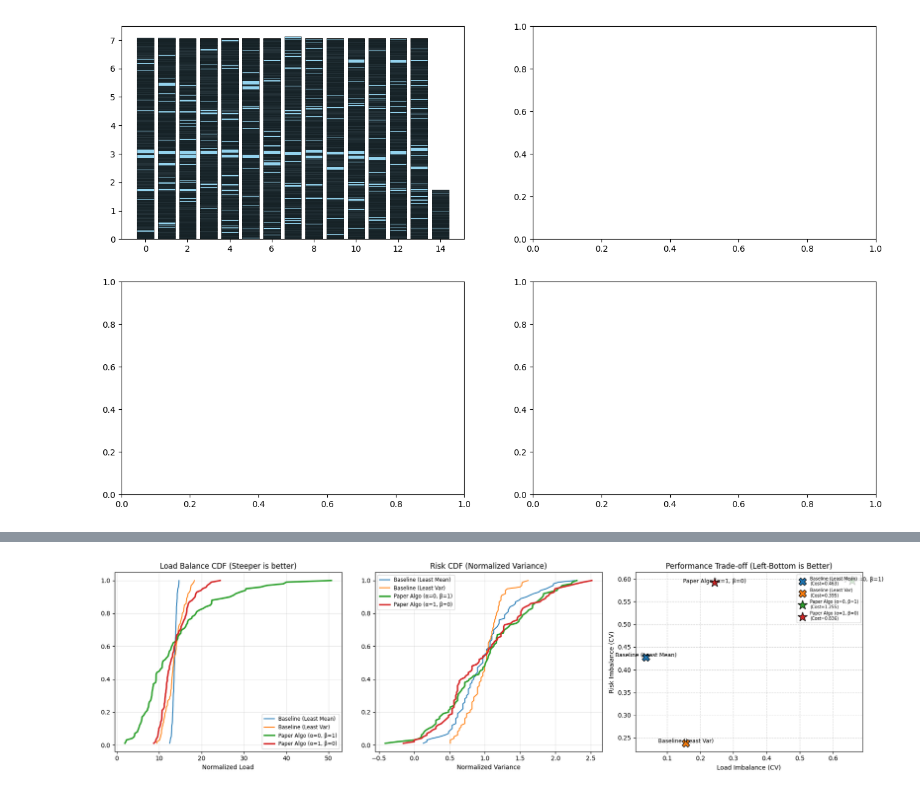
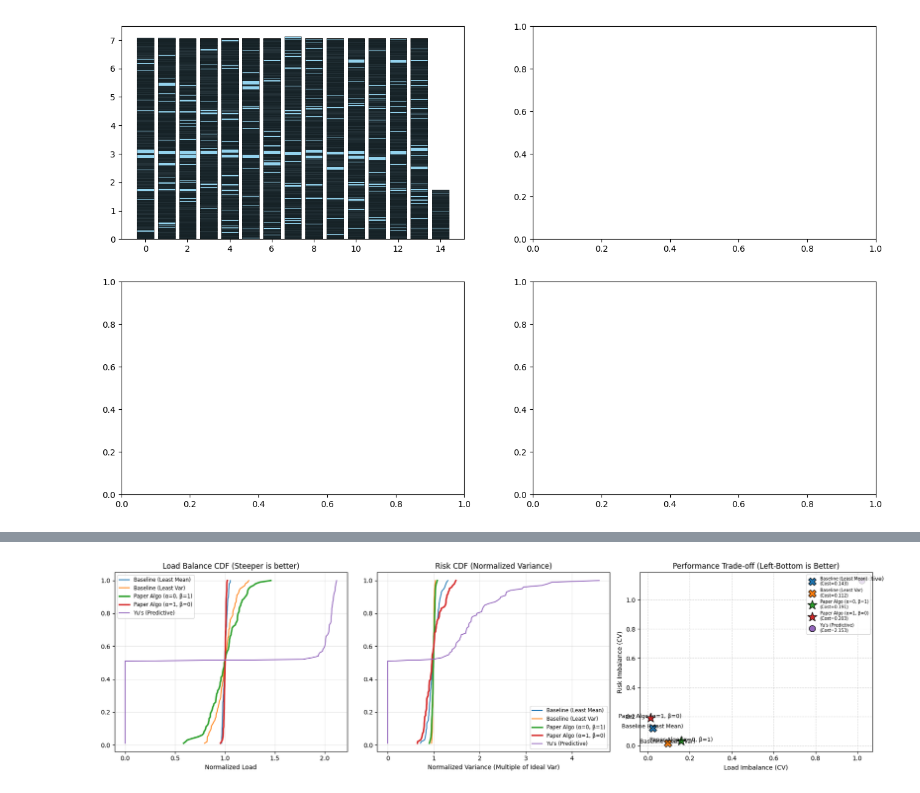
Before and after one commit to ne6131089/colab, a Jupyter notebook: Untitled8.ipynb, the cells around one changed output, grey strips where cells are left out. Cells and saved outputs as stored; diff of their text form; code cells hidden in the pictures.

```diff
--- a/Untitled8.ipynb
+++ b/Untitled8.ipynb
@@ -4708,7 +4708,9 @@ KeyboardInterrupt:
 import random
 import time
 import numpy as np
+import pandas as pd
 import matplotlib.pyplot as plt
+import math
 
 # --- GPU 加速檢查 (用於 MC 驗證) ---
 try:
@@ -4769,6 +4771,8 @@ class Simulator:
         # 論文演算法參數
         self.alpha = kwargs.get('alpha', 1.0)
         self.beta = kwargs.get('beta', 1.0)
+        self.yu_capacity_multiplier = kwargs.get('yu_capacity_multiplier', 2.4)
+        self.yu_prob_threshold = kwargs.get('yu_prob_threshold', 0.95)
 
     def _run_paper_migration(self):
         """實作論文：初始隨機放置 + 去中心化多回合任務轉移"""
@@ -4821,6 +4825,46 @@ class Simulator:
         assignment_map.sort(key=lambda x: x[0])
         return assignment_map
 
+    # --- 新增：Yu's 預測型演算法 (適應為 Online Dispatch) ---
+    def _dispatch_yu(self, task):
+        # 1. 預先計算全系統的極限容量 C (僅在第一次呼叫時計算)
+        if not hasattr(self, 'capacity_limit'):
+            total_expected_load = sum(t.mean_time for t in self.tasks)
+            self.A_mu = total_expected_load / self.num_machines
+            # 使用自定義的參數倍數 (預設 2.4)
+            self.capacity_limit = self.yu_capacity_multiplier * self.A_mu
+
+        task_mu = task.mean_time
+        task_var = task.var_time
+
+        best_m = None
+        best_prob = float('inf')
+
+        # 2. 尋找放入任務後，超載機率 (P(X > Capacity)) 最小的機器
+        for m in self.machines:
+            new_mu = m.sum_mean_time + task_mu
+            new_var = m.sum_var_time + task_var
+            new_std = new_var ** 0.5 if new_var > 0 else 1e-9
+
+            # 計算標準化分數 Z-score
+            z = (self.capacity_limit - new_mu) / new_std
+
+            # 轉換為突破容量上限的實際機率 P(X > C)
+            # 使用 math.erf (誤差函數) 來計算常態分佈的右尾機率 (Survival Function)
+            prob_exceed = 0.5 * (1.0 - math.erf(z / 1.41421356237))
+
+            if prob_exceed < best_prob:
+                best_prob = prob_exceed
+                best_m = m
+
+        # (選配) 使用 95% 閾值作為預警：
+        # 如果連最好的機器，其超載機率都已經突破了使用者設定的閾值 (例如 0.95)，
+        # 代表叢集資源極度緊繃，此時 Yu's 演算法在真實系統中會強制拒絕或發出嚴重警告。
+        if best_prob > self.yu_prob_threshold and not hasattr(self, 'warned_hotspot'):
+            print(f"\n[Yu's 預警] 系統已飽和！最佳目標機器的超載機率 ({best_prob:.1%}) 已突破設定的熱點閾值 ({self.yu_prob_threshold:.1%})")
+            self.warned_hotspot = True
+
+        return best_m
     def run(self):
         if self.strategy == 'paper_migration':
             return self._run_paper_migration()
@@ -4831,6 +4875,8 @@ class Simulator:
                 best_m = min(self.machines, key=lambda m: m.sum_mean_time)
             elif self.strategy == 'least_var':
                 best_m = min(self.machines, key=lambda m: m.sum_var_time)
+            elif self.strategy == 'yu':
+                best_m = self._dispatch_yu(task)
             else:
                 best_m = min(self.machines, key=lambda m: m.sum_mean_time)
 
@@ -4905,7 +4951,7 @@ def run_evaluation_comparison(mean_times, var_times, strategies_config, num_mach
 
     return results
 
-def plot_cdf_and_scatter(results, mean_times, num_machines):
+def plot_cdf_and_scatter(results, mean_times, var_times, num_machines):
     fig, axes = plt.subplots(1, 3, figsize=(18, 5))
 
     # 1. Load CDF
@@ -4925,19 +4971,23 @@ def plot_cdf_and_scatter(results, mean_times, num_machines):
 
     # 2. Risk CDF
     ax = axes[1]
-    base_ref_key = 'Baseline (Least Mean)'
-    if base_ref_key not in results: base_ref_key = list(results.keys())[0]
-    base_var_val = np.mean(results[base_ref_key]['var_loads'])
+    # --- 修改部分開始 ---
+    # 計算全系統如果完美分攤變異數時，每台機器應有的理想基準
+    base_var = sum(var_times) / num_machines
 
     for name in sorted_keys:
         data = results[name]
-        denominator = base_var_val if base_var_val > 0 else 1.0
+        # 避免除以 0 的保護機制
+        denominator = base_var if base_var > 0 else 1.0
+        # 這裡將變異數除以完美的理想變異數基準 base_var
         norm = np.sort(data['var_loads']) / denominator
         y = np.arange(1, len(norm)+1) / len(norm)
         lw = 2.5 if 'Paper' in name else 1.5
         ax.plot(norm, y, label=name, lw=lw)
+    # --- 修改部分結束 ---
+
     ax.set_title('Risk CDF (Normalized Variance)')
-    ax.set_xlabel('Normalized Variance')
+    ax.set_xlabel('Normalized Variance (Multiple of Ideal Var)')
     ax.legend(fontsize='small')
     ax.grid(True, alpha=0.3)
 
@@ -4954,7 +5004,6 @@ def plot_cdf_and_scatter(results, mean_times, num_machines):
         if 'Paper' in name: size=250; marker='*'
 
         ax.scatter(cv_load, cv_risk, s=size, label=f"{name}\n(Cost={total_cost:.3f})", edgecolors='k', marker=marker)
-        # 避免標籤重疊
         offset = 0.001 if 'Baseline' in name else -0.001
         ax.text(cv_load, cv_risk + offset, name, fontsize=9, ha='center')
 
@@ -4975,30 +5024,43 @@ if __name__ == "__main__":
     random.seed(42)
 
     NUM_MACHINES = 100
-    NUM_TASKS = 5000
+    NUM_TASKS = 96174
     NUM_RUNS = 10000
 
     print("1. 讀取 google.csv 數據...")
     try:
-        df = pd.read_csv('/content/google.csv')
-        mean_times = df['average_usage_mean'].values
-        var_times = df['average_usage_variance'].values
-        print(f"成功讀取 {len(df)} 筆任務數據")
+      df = pd.read_csv('/content/google.csv')
+      mean_times = df['average_usage_mean'].values
+      var_times = df['average_usage_variance'].values
+      print(f"成功讀取 {len(df)} 筆任務數據")
     except Exception as e:
-        print(f"讀取失敗: {e}")
-        mean_times = np.random.uniform(10, 100, 5000)
-        var_times = np.random.gamma(2.0, 15.0, 5000)
+      print(f"讀取失敗: {e}")
+      mean_times = np.random.uniform(10, 100, 5000)
+      var_times = np.random.gamma(2.0, 15.0, 5000)
+
+    TOP_K = 2000
+
+    # np.argsort 會回傳從小到大的索引，使用 [::-1] 將其反轉為由大到小，並取前 TOP_K 筆
+    top_var_indices = np.argsort(var_times)[::-1][:TOP_K]
+
+    # 利用這些索引重新過濾陣列
+    mean_times = mean_times[top_var_indices]
+    var_times = var_times[top_var_indices]
+
+    NUM_TASKS = len(mean_times)
+    print(f"🔥 壓力測試準備就緒：已篩選出變異數最大的前 {NUM_TASKS} 筆任務！")
 
 
     strategies_config = {
         'Baseline (Least Mean)': {'strategy': 'least_mu', 'params': {}},
         'Baseline (Least Var)': {'strategy': 'least_var', 'params': {}},
         'Paper Algo (α=1, β=0)': {'strategy': 'paper_migration', 'params': {'alpha': 1.0, 'beta': 0}},
-        'Paper Algo (α=0, β=1)': {'strategy': 'paper_migration', 'params': {'alpha': 0, 'beta': 1}}
+        'Paper Algo (α=0, β=1)': {'strategy': 'paper_migration', 'params': {'alpha': 0, 'beta': 1}},
+        "Yu's (Predictive)": {'strategy': 'yu', 'params': {'yu_capacity_multiplier': 2.4,'yu_prob_threshold': 0.95}}
     }
 
     results = run_evaluation_comparison(mean_times, var_times, strategies_config, NUM_MACHINES, NUM_RUNS)
-    plot_cdf_and_scatter(results, mean_times, NUM_MACHINES)
+    plot_cdf_and_scatter(results, mean_times, var_times, NUM_MACHINES)
 # %% [output]
 ✅ GPU 加速已啟用: 1 GPUs (用於 MC 驗證)
 1. 讀取 google.csv 數據...
@@ -5014 +5078 @@ Paper Algo (α=0, β=1)     | 1.0978     | 87604
-[figure, old version]
+[figure, new version]
```
Also changed, not shown: parts of 1 cell of this notebook.
